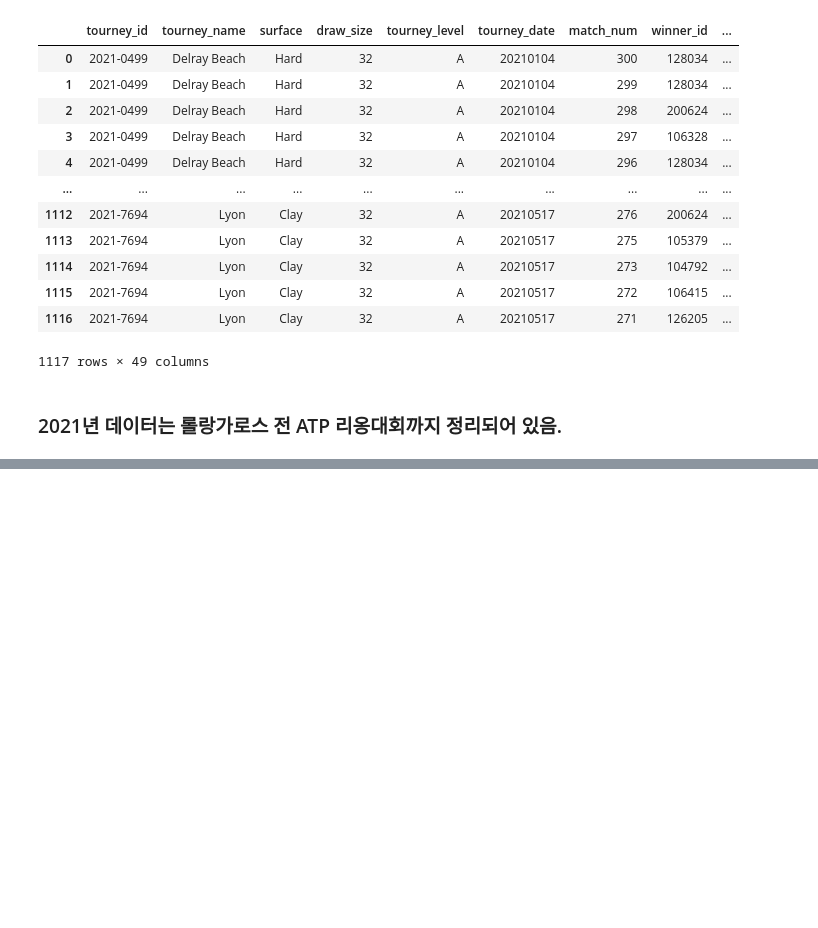
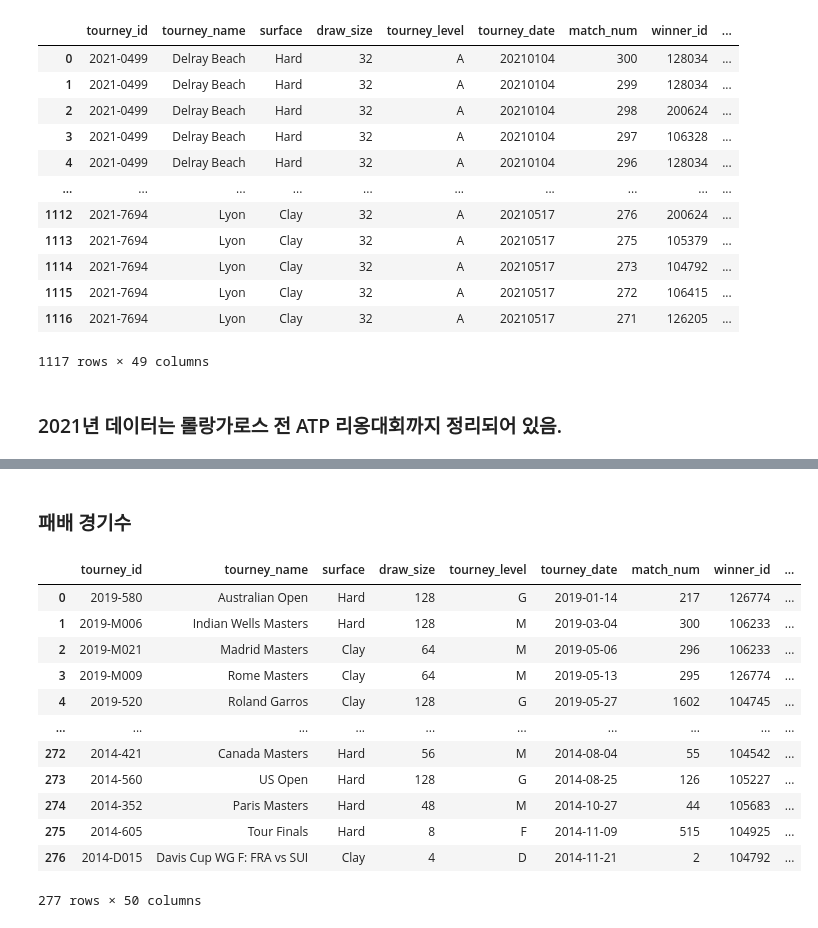
Before and after one commit to sekwangoh/tennisapp, a Jupyter notebook: tennis_data_analysis.ipynb, the cells around one changed output, grey strips where cells are left out. Saved outputs shown, nothing was run; the diff lists cells and outputs as text; code cells hidden in the pictures; blank space fills up the shorter version.

```diff
--- a/tennis_data_analysis.ipynb
+++ b/tennis_data_analysis.ipynb
@@ -318,0 +379,21 @@ atp_matches_2005.csv  atp_matches_2013.csv  atp_matches_2021.csv
+# %% [markdown]
+### 패배 경기수
+# %%
+## 진 경기수를 가져온다.
+df_federer_lose = df_tennis[df_tennis['loser_name'] == 'Roger Federer']
+df_federer_lose = df_federer_lose.reset_index(drop=True) ## index 정렬
+df_federer_lose
+# %% [output]
+|  | tourney_id | tourney_name | surface | draw_size | tourney_level | tourney_date | match_num | winner_id | ... |
+| 0 | 2019-580 | Australian Open | Hard | 128 | G | 2019-01-14 | 217 | 126774 | ... |
+| 1 | 2019-M006 | Indian Wells Masters | Hard | 128 | M | 2019-03-04 | 300 | 106233 | ... |
+| 2 | 2019-M021 | Madrid Masters | Clay | 64 | M | 2019-05-06 | 296 | 106233 | ... |
+| 3 | 2019-M009 | Rome Masters | Clay | 64 | M | 2019-05-13 | 295 | 126774 | ... |
+| 4 | 2019-520 | Roland Garros | Clay | 128 | G | 2019-05-27 | 1602 | 104745 | ... |
+| ... | ... | ... | ... | ... | ... | ... | ... | ... | ... |
+| 272 | 2014-421 | Canada Masters | Hard | 56 | M | 2014-08-04 | 55 | 104542 | ... |
+| 273 | 2014-560 | US Open | Hard | 128 | G | 2014-08-25 | 126 | 105227 | ... |
+| 274 | 2014-352 | Paris Masters | Hard | 48 | M | 2014-10-27 | 44 | 105683 | ... |
+| 275 | 2014-605 | Tour Finals | Hard | 8 | F | 2014-11-09 | 515 | 104925 | ... |
+| 276 | 2014-D015 | Davis Cup WG F: FRA vs SUI | Clay | 4 | D | 2014-11-21 | 2 | 104792 | ... |
+277 rows × 50 columns
```
Also changed, not shown: parts of 65 cells of this notebook.
